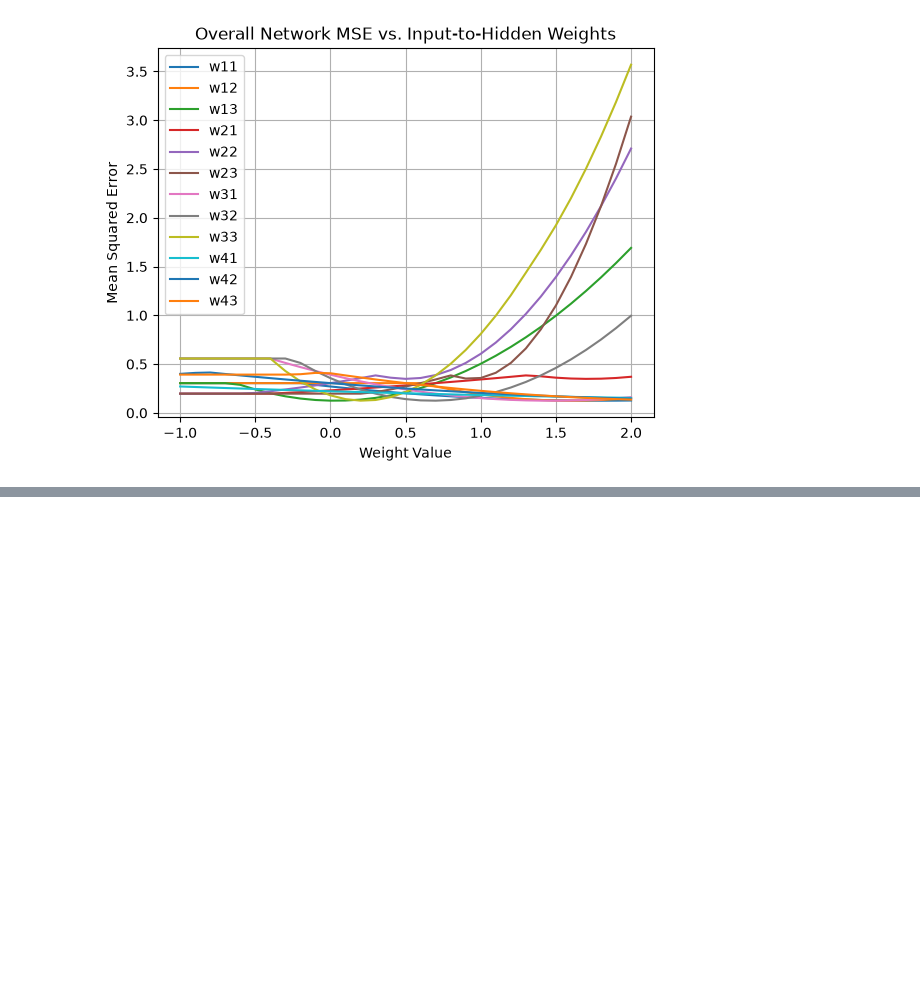
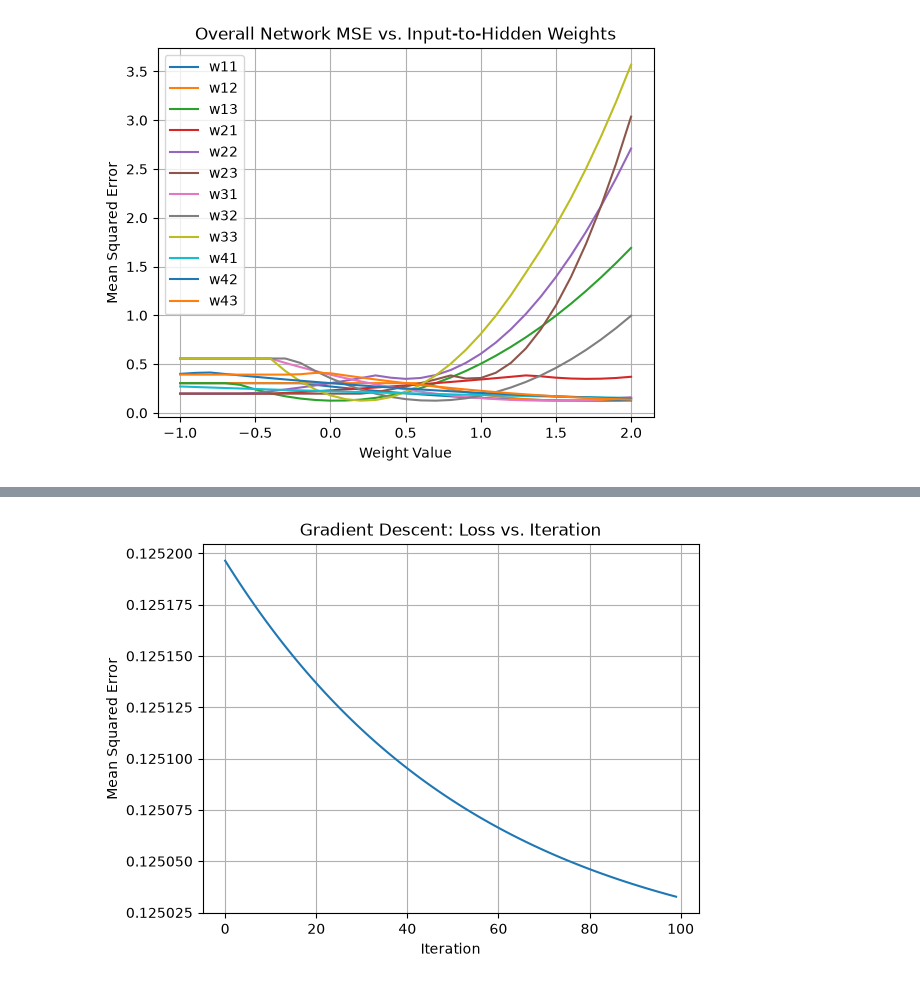
Before and after one commit to EdizArkin/yz50, a Jupyter notebook: w1_neural_network_essentials.ipynb, the cells around one changed output, grey strips where cells are left out. Saved outputs shown, nothing was run; the diff lists cells and outputs as text; code cells hidden in the pictures; blank space fills up the shorter version.

```diff
--- a/w1_neural_network_essentials.ipynb
+++ b/w1_neural_network_essentials.ipynb
@@ -303,0 +326,10 @@ plt.show()
+# %%
+def numerical_derivative(loss_function, parameter, h=0.0001):
+    """Numerical derivative kullanarak parametrenin gradientini hesaplar."""
+
+    loss_current = loss_function(parameter)
+    loss_increased = loss_function(parameter + h)
+
+    gradient = (loss_increased - loss_current) / h
+
+    return gradient
@@ -303,0 +408,12 @@ plt.show()
+# %%
+plt.plot(range(iterations), loss_history)
+
+plt.xlabel("Iteration")
+plt.ylabel("Mean Squared Error")
+plt.title("Gradient Descent: Loss vs. Iteration")
+
+plt.grid(True)
+
+plt.show()
+# %% [output]
+[figure, added]
```
Also changed, not shown: parts of 5 cells of this notebook.
